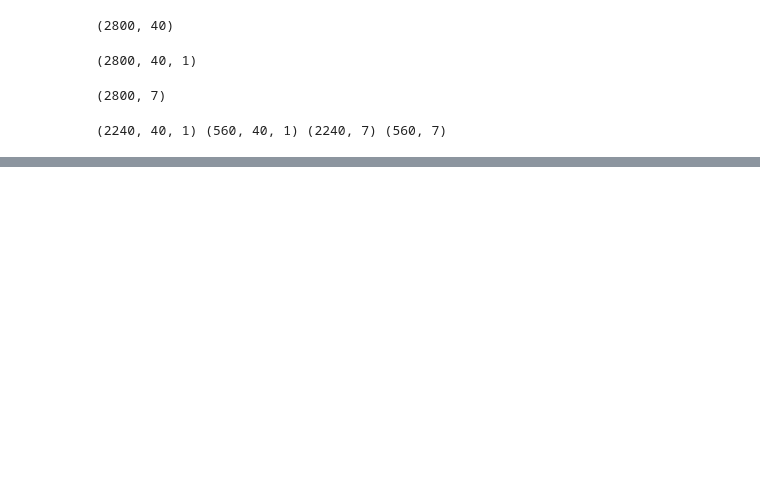
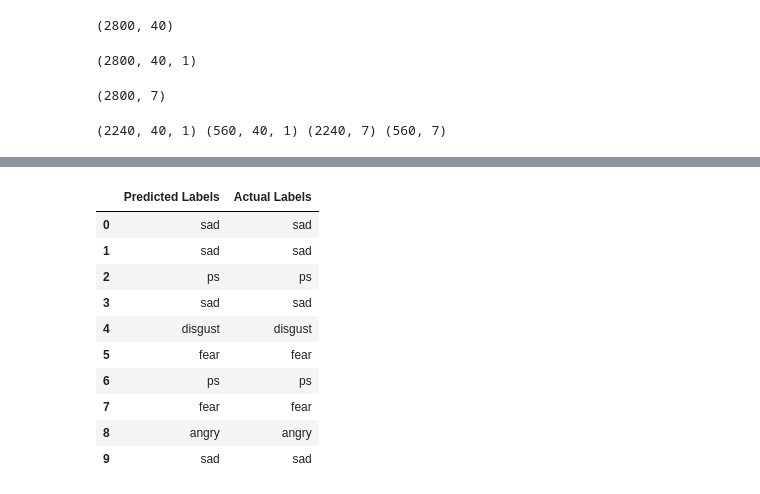
Before and after one commit to umairaziz719/SoundSense-Sentiment-Analysis, a Jupyter notebook: soundsense.ipynb, the cells around one changed output, grey strips where cells are left out. Cells and saved outputs as stored; diff of their text form; code cells hidden in the pictures; blank space fills up the shorter version.

```diff
--- a/soundsense.ipynb
+++ b/soundsense.ipynb
@@ -382,6 +390,8 @@ y_pred_labels = encoder.inverse_transform(y_pred)
 y_val_labels = encoder.inverse_transform(y_val[:sample_size])
 
 # Print predictions and actual values
-print("Predictions:", y_pred_labels)
-print("Actual values:", y_val_labels)
+df = pd.DataFrame(columns=['Predicted Labels', 'Actual Labels'])
+df['Predicted Labels'] = y_pred_labels.flatten()
+df['Actual Labels'] = y_val_labels.flatten()
+df
 # %% [output]
@@ -389,16 +399,27 @@ print("Actual values:", y_val_labels)
 Predictions: [['sad']
  ['sad']
  ['ps']
  ['sad']
  ['disgust']
  ['fear']
  ['ps']
  ['fear']
  ['angry']
  ['sad']]
 Actual values: [['sad']
 ... (5 lines left out)
  ['ps']
  ['fear']
  ['angry']
  ['sad']]
+|  | Predicted Labels | Actual Labels |
+| 0 | sad | sad |
+| 1 | sad | sad |
+| 2 | ps | ps |
+| 3 | sad | sad |
+| 4 | disgust | disgust |
+| 5 | fear | fear |
+| 6 | ps | ps |
+| 7 | fear | fear |
+| 8 | angry | angry |
+| 9 | sad | sad |
```
Also changed, not shown: parts of 23 cells of this notebook.
